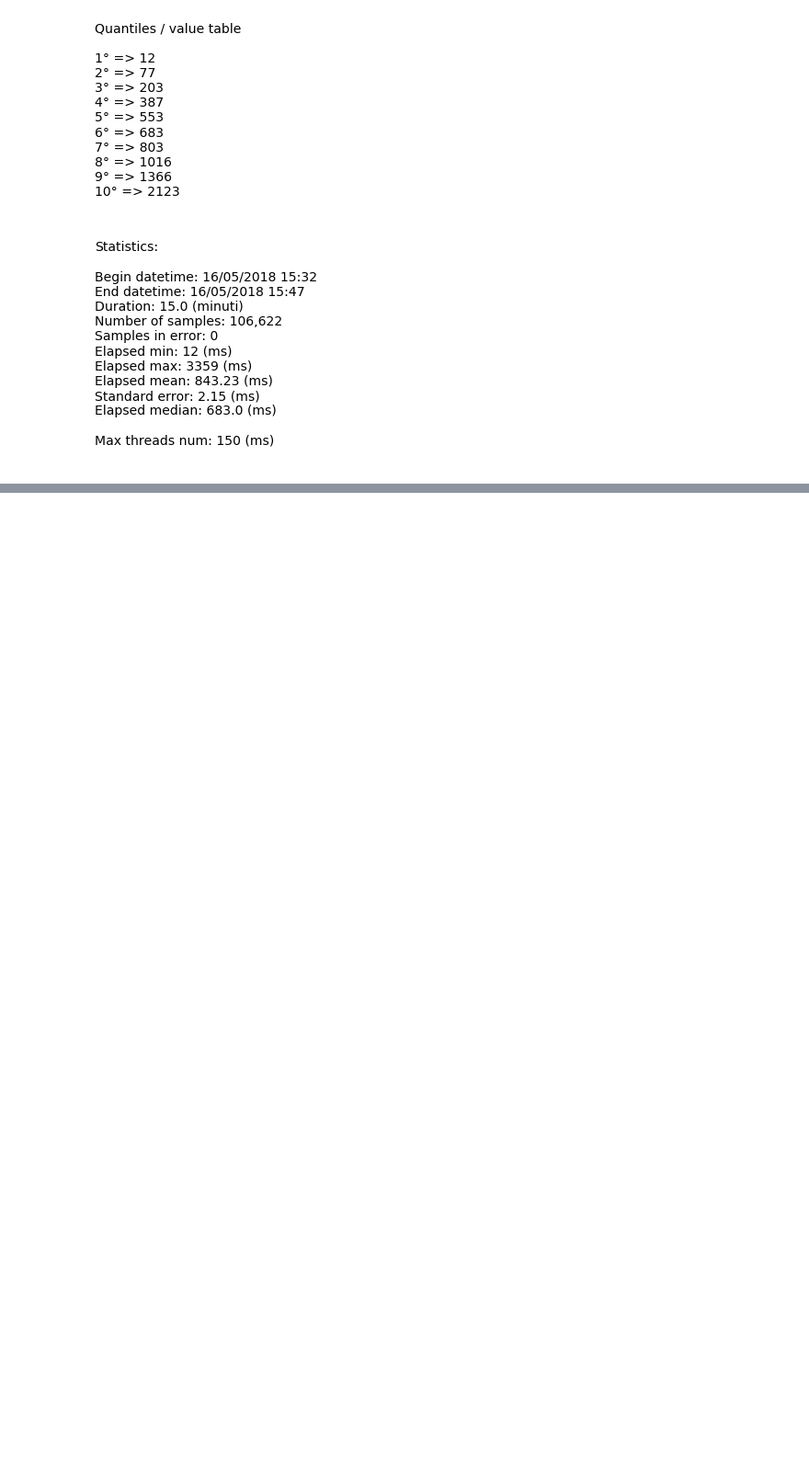
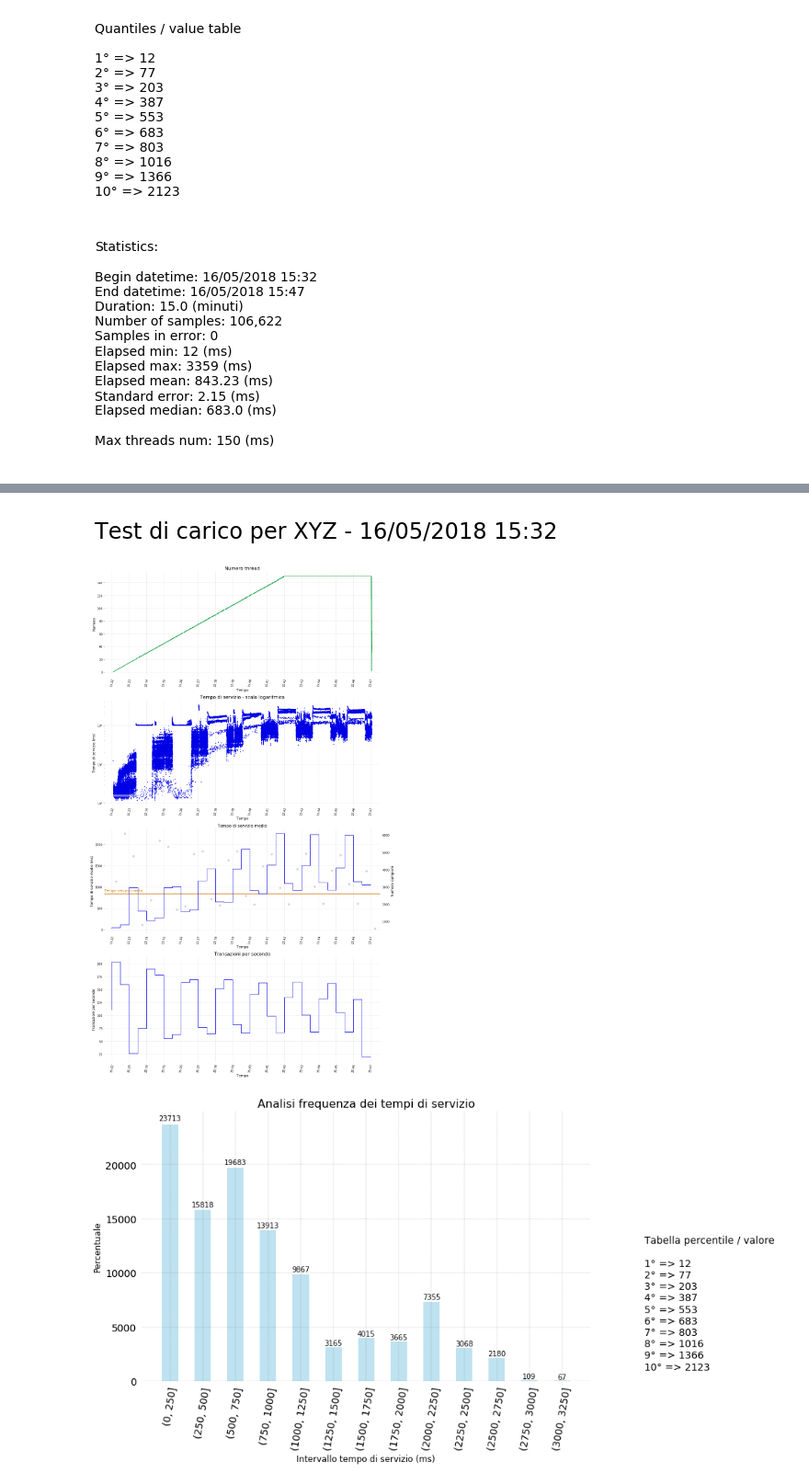
Before and after one commit to p-giovanni/JMeter_report, a Jupyter notebook: notebook/JMeter_Report.ipynb, the cells around one changed output, grey strips where cells are left out. Shown: that part at 92% size. Saved outputs shown, nothing was run; the diff lists cells and outputs as text; code cells hidden in the pictures; blank space fills up the shorter version.

```diff
--- a/notebook/JMeter_Report.ipynb
+++ b/notebook/JMeter_Report.ipynb
@@ -483,7 +487,7 @@ def config_elapsed_frequency_chart(type_of_chart = TypeOfChart.PERCENTAGE):
 
     """
     rv = False
-    frequencies = None
+    y = None
     try:
         # Set the data set to be visualized.
         bin_step = 250
@@ -507,7 +511,7 @@ def config_elapsed_frequency_chart(type_of_chart = TypeOfChart.PERCENTAGE):
         print("elapsed_frequency_chart failed - {ex}".format(ex=ex))
     else:
         rv = True
-    return (rv, frequencies)
+    return (rv, y)
 # %%
 
 # Create the chart.
@@ -729,0 +714,67 @@ global_statistics
+# %%
+
+
+fig0 = plt.figure(figsize=(4, 0.5))
+fig1 = plt.figure(figsize=(15, 25))
+fig2 = plt.figure(figsize=(15, 7))
+
+gs0 = GridSpec(1, 1)
+gs1 = GridSpec(4, 1)
+gs2 = GridSpec(1, 2, width_ratios=[5, 1])
+
+fig1.set_tight_layout(True)
+
+ax = []
+ax.append(fig0.add_subplot(gs0[0, 0]))
+
+ax.append(fig1.add_subplot(gs1[0, 0]))
+ax.append(fig1.add_subplot(gs1[1, 0]))
+ax.append(fig1.add_subplot(gs1[2, 0]))
+ax.append(fig1.add_subplot(gs1[3, 0]))
+
+ax.append(fig2.add_subplot(gs2[0, 0]))
+ax.append(fig2.add_subplot(gs2[0, 1]))
+
+
+idx = 0
+text = picture_title_text(labels["picture_title"][0])
+if text[0] == True:
+    text_box(ax[0], text[1], fontsize=labels["picture_title"][1])
+
+idx += 1
+threads_chart(ax[idx], df.index, df["allThreads"], color="#009933")
+
+idx += 1
+elapsed_chart(ax[idx]
+             ,x=df.index, y=df["elapsed"]
+             ,errors=[errors_df.index, errors_df["elapsed"]]
+             ,logarithmic=True)
+
+idx += 1
+elapsed_binned_chart(ax[idx]
+                    ,x=binned_elapsed.index
+                    ,y=binned_elapsed['mean']
+                    ,x_snum=binned_elapsed["dt centered"]
+                    ,y_snum=binned_elapsed['count'])
+
+idx += 1
+transaction_per_second_chart(ax[idx]
+                    ,x=binned_elapsed.index
+                    ,y=binned_elapsed['tps'].values)
+
+idx += 1
+frequencies = config_elapsed_frequency_chart(type_of_elapsed_frequency_chart)
+if frequencies[0] == True:
+    elapsed_frequency_chart(ax=ax[idx], x=frequencies[1].index.astype(str), y=frequencies[1])
+
+idx += 1
+text = quantiles_box_text()
+if text[0] == True:
+    text_box(ax[idx], text[1])
+
+
+plt.savefig(os.path.join(images_path,"{prefix}All-CHARTS.png".format(prefix=image_file_prefix)))
+# %% [output]
+[figure, added]
+[figure, added]
+[figure, added]
```
Also changed, not shown: parts of 8 cells of this notebook, 9 other files.
